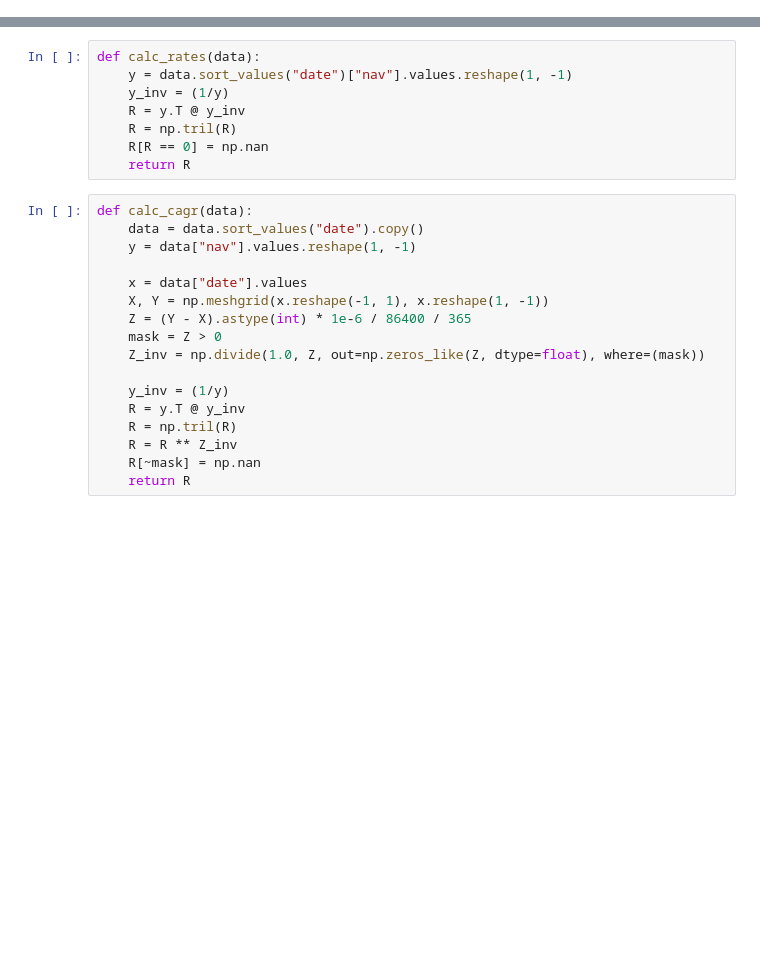
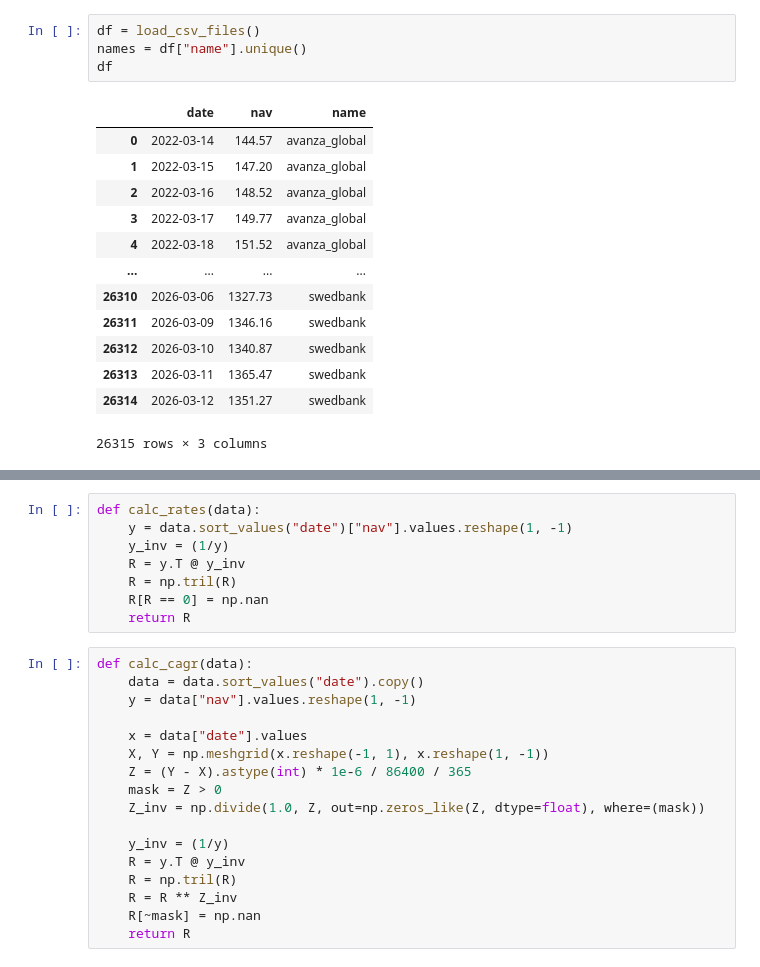
Before and after one commit to Frallmeister/compare-funds, a Jupyter notebook: my_analysis/01_first_exploration.ipynb, the cells around one changed output, grey strips where cells are left out. Drawn from its saved outputs; the diff is of its cells as text; blank space fills up the shorter version.

```diff
--- a/my_analysis/analysis.ipynb
+++ b/my_analysis/01_first_exploration.ipynb
@@ -185,0 +26,18 @@ Wall time: 28.3 s
+# %%
+df = load_csv_files()
+names = df["name"].unique()
+df
+# %% [output]
+|  | date | nav | name |
+| 0 | 2022-03-14 | 144.57 | avanza_global |
+| 1 | 2022-03-15 | 147.20 | avanza_global |
+| 2 | 2022-03-16 | 148.52 | avanza_global |
+| 3 | 2022-03-17 | 149.77 | avanza_global |
+| 4 | 2022-03-18 | 151.52 | avanza_global |
+| ... | ... | ... | ... |
+| 26310 | 2026-03-06 | 1327.73 | swedbank |
+| 26311 | 2026-03-09 | 1346.16 | swedbank |
+| 26312 | 2026-03-10 | 1340.87 | swedbank |
+| 26313 | 2026-03-11 | 1365.47 | swedbank |
+| 26314 | 2026-03-12 | 1351.27 | swedbank |
+26315 rows × 3 columns
```
Also changed, not shown: parts of 11 cells of this notebook, 1 other file.
